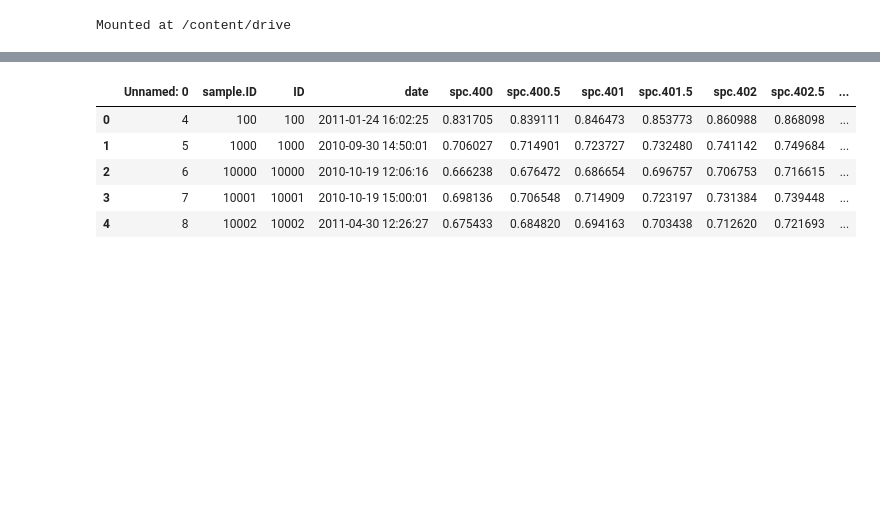
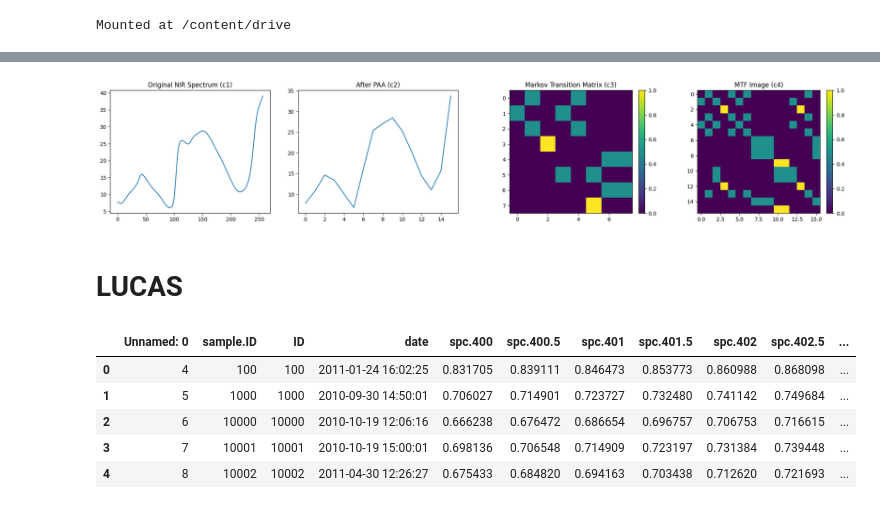
Before and after one commit to Raoina/Spectra-2-Image, a Jupyter notebook: notebooks/Image_Transformation/03_MTF_Transformation.ipynb, the cells around one changed output, grey strips where cells are left out. Cells and saved outputs as stored; diff of their text form; code cells hidden in the pictures; blank space fills up the shorter version.

```diff
--- a/notebooks/Image_Transformation/03_MTF_Transformation.ipynb
+++ b/notebooks/Image_Transformation/03_MTF_Transformation.ipynb
@@ -5,3 +5,5 @@ from google.colab import drive
 drive.mount('/content/drive')
 # %% [output]
 Mounted at /content/drive
+# %%
+file_path = '/content/drive/MyDrive/spectra_moi.csv'
@@ -7,0 +12,6 @@ Mounted at /content/drive
+# %%
+import pandas as pd
+
+df = pd.read_csv(file_path)
+
+df.head()
@@ -7,0 +26,7 @@ Mounted at /content/drive
+# %%
+# Select columns that contain numeric names, excluding 'Sample ID'
+spectral_cols = [col for col in df.columns if col != 'Sample ID' and col.replace('.', '', 1).isdigit()]
+spectra_df = df[spectral_cols]
+
+# Display the head of the new dataframe
+display(spectra_df.head())
@@ -8,3 +41,68 @@ Mounted at /content/drive
+# %%
+import numpy as np
+import matplotlib.pyplot as plt
+from sklearn.preprocessing import KBinsDiscretizer
+
+# ---------- 1. Example: take one spectrum from spectra_df ----------
+row_index = 0  # You can change this to select a different row
+spectrum = spectra_df.iloc[row_index].values.astype(float)
+intensity = spectrum # Use the values directly as intensity
+
+# ---------- 2. Apply PAA (reduce length) ----------
+def paa(series, segments):
+    n = len(series)
+    win_size = n // segments
+    return np.array([series[i*win_size:(i+1)*win_size].mean() for i in range(segments)])
+
+paa_size = 16  # smaller sequence for demo
+paa_series = paa(intensity, paa_size)
+
+# ---------- 3. Discretization into Q states ----------
+Q = 8  # number of quantile bins
+scaler = KBinsDiscretizer(n_bins=Q, encode="ordinal", strategy="quantile")
+discrete_seq = scaler.fit_transform(paa_series.reshape(-1, 1)).astype(int).flatten()
+
+# ---------- 4. Build Markov transition matrix ----------
+markov_matrix = np.zeros((Q, Q))
+for (a, b) in zip(discrete_seq[:-1], discrete_seq[1:]):
+    markov_matrix[a, b] += 1
+# normalize to probabilities
+markov_matrix = markov_matrix / markov_matrix.sum(axis=1, keepdims=True)
+
+# ---------- 5. Build MTF image ----------
+n = len(discrete_seq)
+mtf = np.zeros((n, n))
+for i in range(n):
+    for j in range(n):
+        mtf[i, j] = markov_matrix[discrete_seq[i], discrete_seq[j]]
+
+# ---------- 6. Visualization ----------
+fig, axs = plt.subplots(1, 4, figsize=(20, 4))
+
+# (c1) Original NIR spectrum
+axs[0].plot(intensity)
+axs[0].set_title("Original NIR Spectrum (c1)")
+
+# (c2) After PAA
+axs[1].plot(paa_series)
+axs[1].set_title("After PAA (c2)")
+
+# (c3) Markov transition matrix
+im1 = axs[2].imshow(markov_matrix, cmap="viridis")
+axs[2].set_title("Markov Transition Matrix (c3)")
+plt.colorbar(im1, ax=axs[2], fraction=0.046, pad=0.04)
+
+# (c4) MTF Image
+im2 = axs[3].imshow(mtf, cmap="viridis")
+axs[3].set_title("MTF Image (c4)")
+plt.colorbar(im2, ax=axs[3], fraction=0.046, pad=0.04)
+
+plt.tight_layout()
+plt.show()
+# %% [output]
+[figure, added]
+# %% [markdown]
+# **LUCAS**
 # %%
 file_path = '/content/drive/MyDrive/LUCAS.SOIL_corr.csv'
 # %%
```
Also changed, not shown: parts of 3 cells of this notebook.
